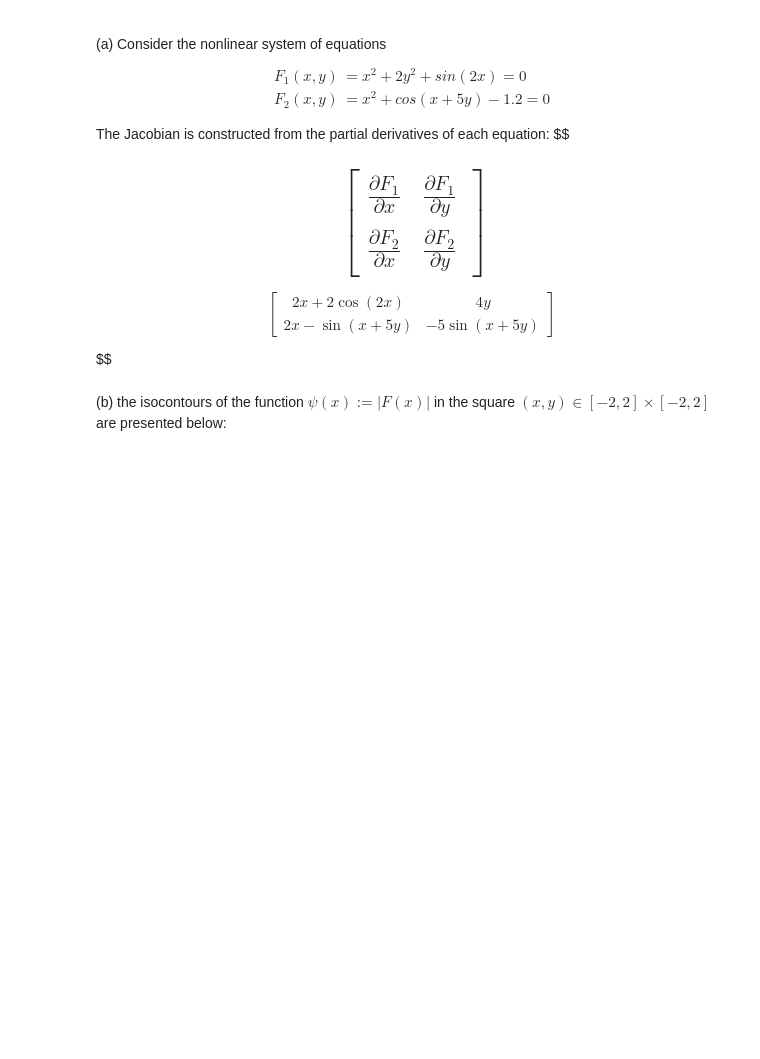
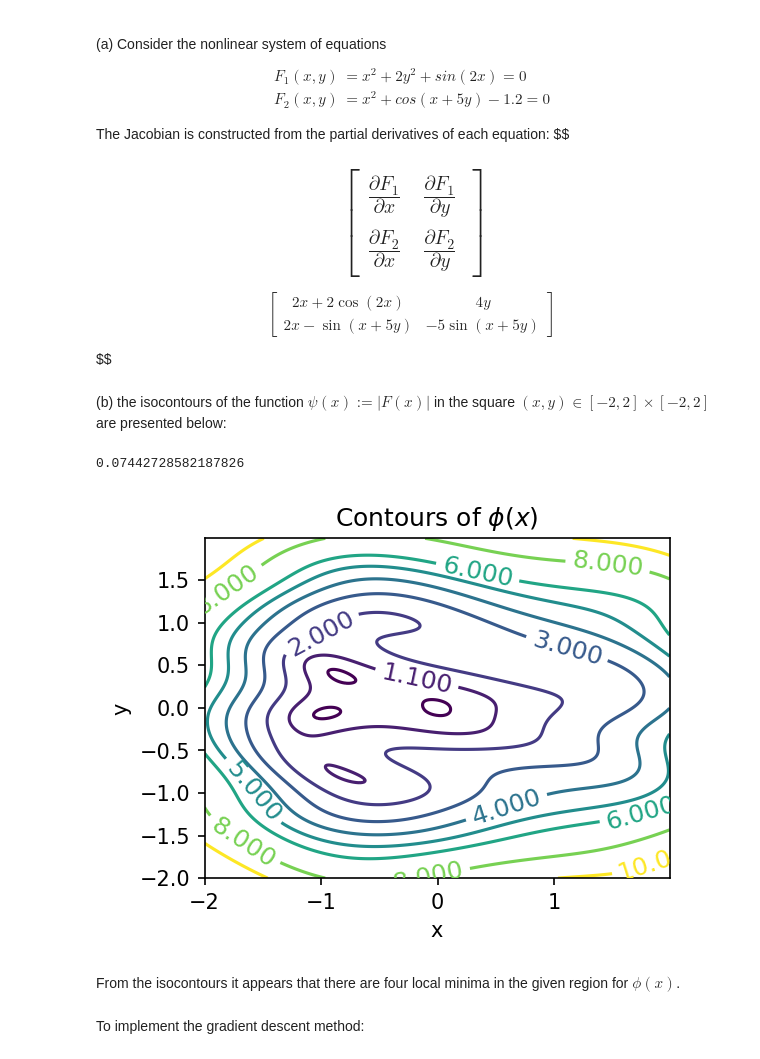
Before and after one commit to RFurze/ScientificComputing, a Jupyter notebook: Assignment1.ipynb, the cells around one changed output. Saved outputs shown, nothing was run; the diff lists cells and outputs as text; code cells hidden in the pictures; blank space fills up the shorter version.

```diff
--- a/Assignment1.ipynb
+++ b/Assignment1.ipynb
@@ -348,6 +348,31 @@ $$
 $$
 # %% [markdown]
 (b) the isocontours of the function $\psi(x) := |F(x)|$ in the square $(x,y) \in [-2,2] \times [-2,2]$ are presented below:
+# %%
+import matplotlib.pyplot as plt
+import numpy as np
+
+delta = 0.01
+x = np.arange(-2.0, 2.0, delta)
+y = np.arange(-2.0, 2.0, delta)
+X, Y = np.meshgrid(x, y)
+F1 = X**2 + 2*Y**2 + np.sin(2*X)
+F2 = X**2 + np.cos(X + 5*Y) -1.2
+Z = np.sqrt(F1**2 + F2**2)
+
+fig, ax = plt.subplots(figsize=(4, 3), dpi=150)
+CS = ax.contour(X, Y, Z, levels=[0,0.3, 1.1, 2.0, 3.0, 4.0, 5.0, 6.0, 8.0, 10.0])
+ax.clabel(CS, inline=True, fontsize=12)
+ax.set_title('Contours of $\phi(x)$')
+ax.set_xlabel('x')
+ax.set_ylabel('y')
+
+print(np.min(np.sqrt(Z)))
+# %% [output]
+0.07442728582187826
+[figure, added]
+# %% [markdown]
+From the isocontours it appears that there are four local minima in the given region for $\phi(x)$.
 # %%
 import numpy as np
 import math
@@ -367 +392,3 @@ def dfunction2(x,n,fnon,F0,*fnonargs):
     return J
+# %% [markdown]
+To implement the gradient descent method:
```
Also changed, not shown: parts of 7 cells of this notebook.
